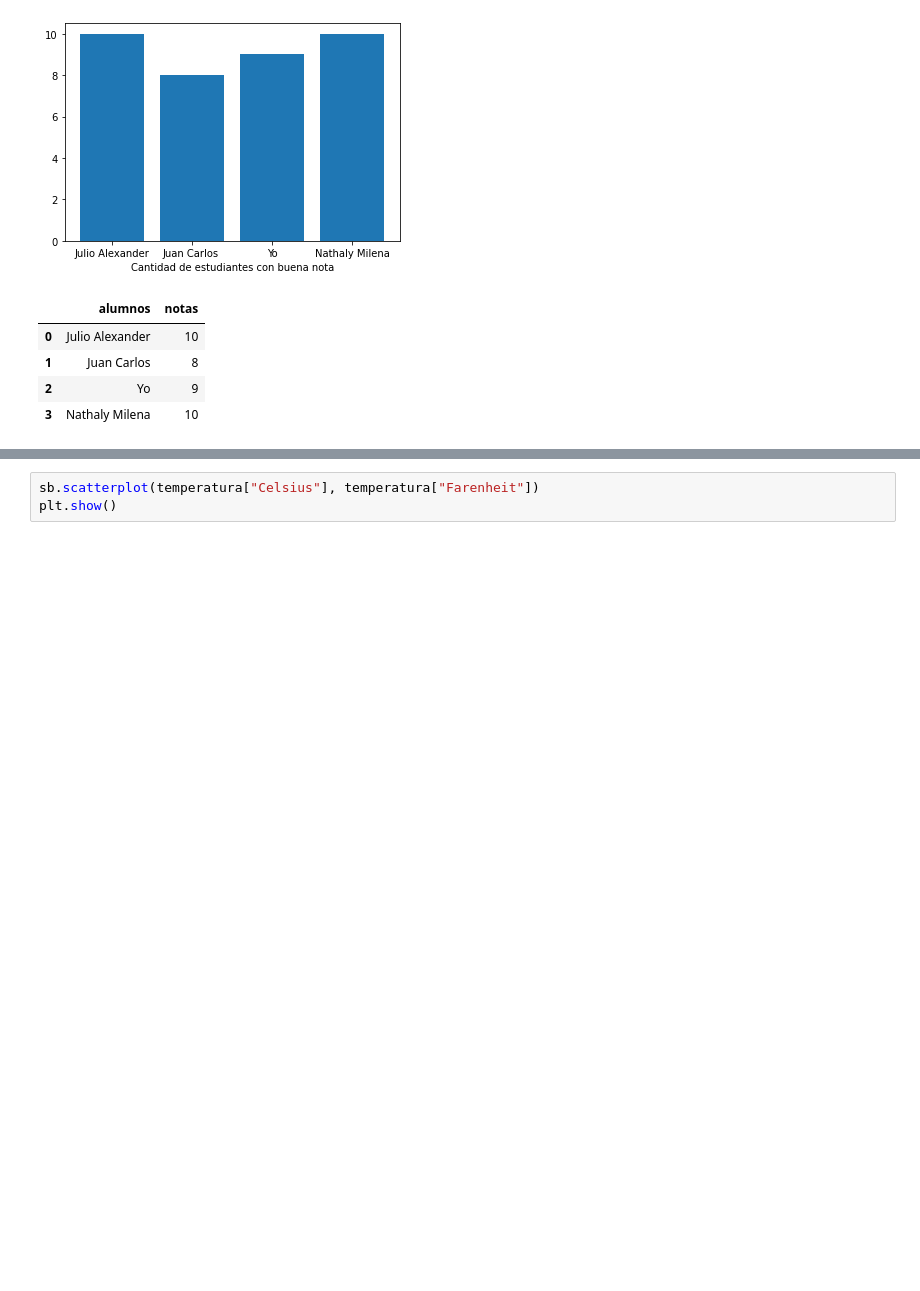
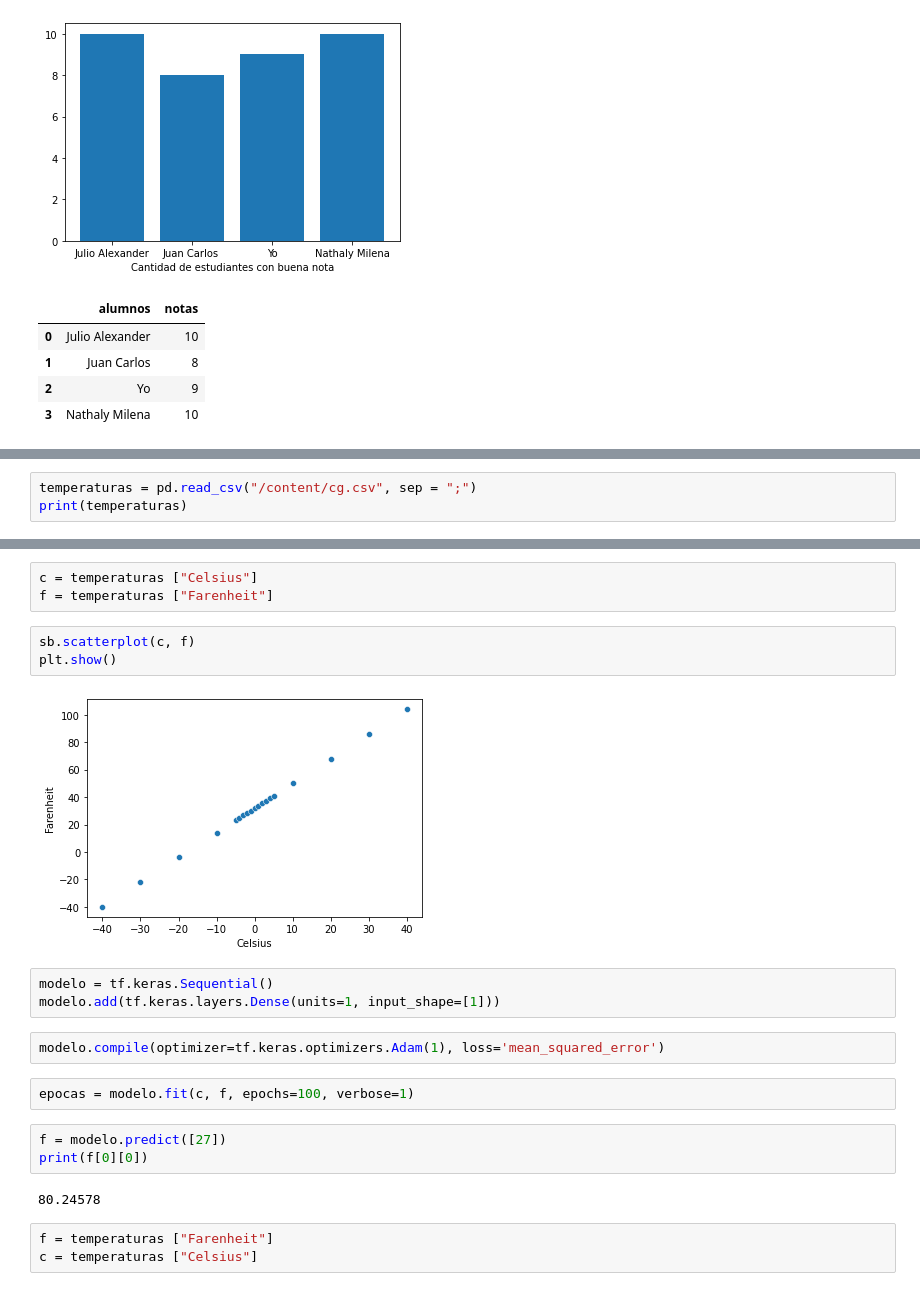
Before and after one commit to CGUEVARA03/PROGRAMACION-3, a Jupyter notebook: practicas_.ipynb, the cells around one changed output, grey strips where cells are left out. Drawn from its saved outputs; the diff is of its cells as text; blank space fills up the shorter version.

```diff
--- a/practicas_.ipynb
+++ b/practicas_.ipynb
@@ -657 +638,4 @@ import matplotlib.pyplot as plt
 import seaborn as sb
+# %%
+temperaturas = pd.read_csv("/content/cg.csv", sep = ";")
+print(temperaturas)
@@ -658,3 +663,23 @@ import seaborn as sb
+# %%
+c = temperaturas ["Celsius"]
+f = temperaturas ["Farenheit"]
 # %%
-sb.scatterplot(temperatura["Celsius"], temperatura["Farenheit"])
+sb.scatterplot(c, f)
 plt.show()
+# %% [output]
+[figure, added]
+# %%
+modelo = tf.keras.Sequential()
+modelo.add(tf.keras.layers.Dense(units=1, input_shape=[1]))
+# %%
+modelo.compile(optimizer=tf.keras.optimizers.Adam(1), loss='mean_squared_error')
+# %%
+epocas = modelo.fit(c, f, epochs=100, verbose=1)
+# %%
+f = modelo.predict([27])
+print(f[0][0])
+# %% [output]
+80.24578
+# %%
+f = temperaturas ["Farenheit"]
+c = temperaturas ["Celsius"]
```
Also changed, not shown: parts of 17 cells of this notebook.
